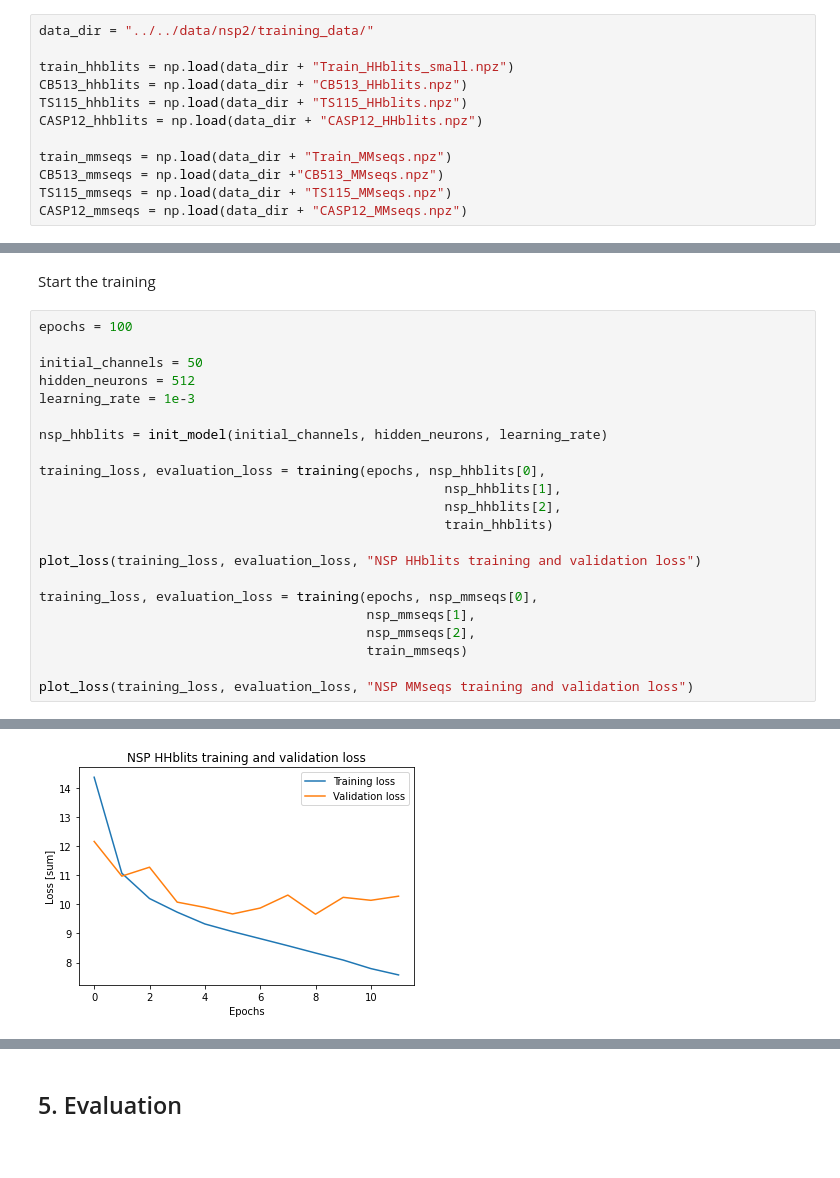
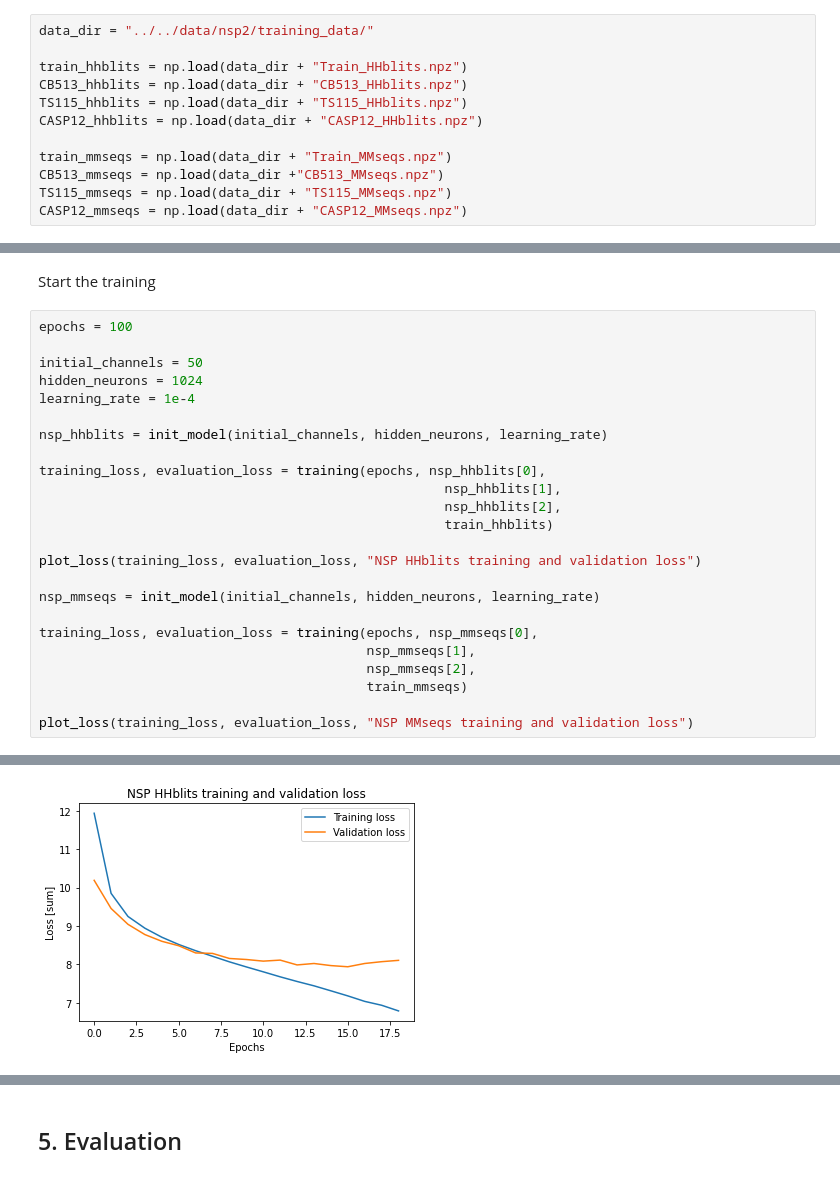
Before and after one commit to Eryk96/NetSurfP-3.0, a Jupyter notebook: notebooks/nsp2/nsp2.ipynb, the cells around one changed output, grey strips where cells are left out. Saved outputs shown, nothing was run; the diff lists cells and outputs as text.

```diff
--- a/notebooks/nsp2/nsp2.ipynb
+++ b/notebooks/nsp2/nsp2.ipynb
@@ -68,7 +71,7 @@ The labels are as following in the data (shown by index):
 # %%
 data_dir = "../../data/nsp2/training_data/"
 
-train_hhblits = np.load(data_dir + "Train_HHblits_small.npz")
+train_hhblits = np.load(data_dir + "Train_HHblits.npz")
 CB513_hhblits = np.load(data_dir + "CB513_HHblits.npz")
 TS115_hhblits = np.load(data_dir + "TS115_HHblits.npz")
 CASP12_hhblits = np.load(data_dir + "CASP12_HHblits.npz")
@@ -510,8 +516,8 @@ Start the training
 epochs = 100
 
 initial_channels = 50
-hidden_neurons = 512
-learning_rate = 1e-3
+hidden_neurons = 1024
+learning_rate = 1e-4
 
 nsp_hhblits = init_model(initial_channels, hidden_neurons, learning_rate)
 
@@ -522,6 +528,8 @@ training_loss, evaluation_loss = training(epochs, nsp_hhblits[0],
 
 plot_loss(training_loss, evaluation_loss, "NSP HHblits training and validation loss")
 
+nsp_mmseqs = init_model(initial_channels, hidden_neurons, learning_rate)
+
 training_loss, evaluation_loss = training(epochs, nsp_mmseqs[0],
                                           nsp_mmseqs[1],
                                           nsp_mmseqs[2],
@@ -546,4 +554,4 @@ Validation loss:  10.28
 EarlyStopping counter: 3 out of 3
 Early stopping
 Finished Training
-[figure, old version]
+[figure, new version]
```
Also changed, not shown: parts of 5 cells of this notebook, 7 other files.
